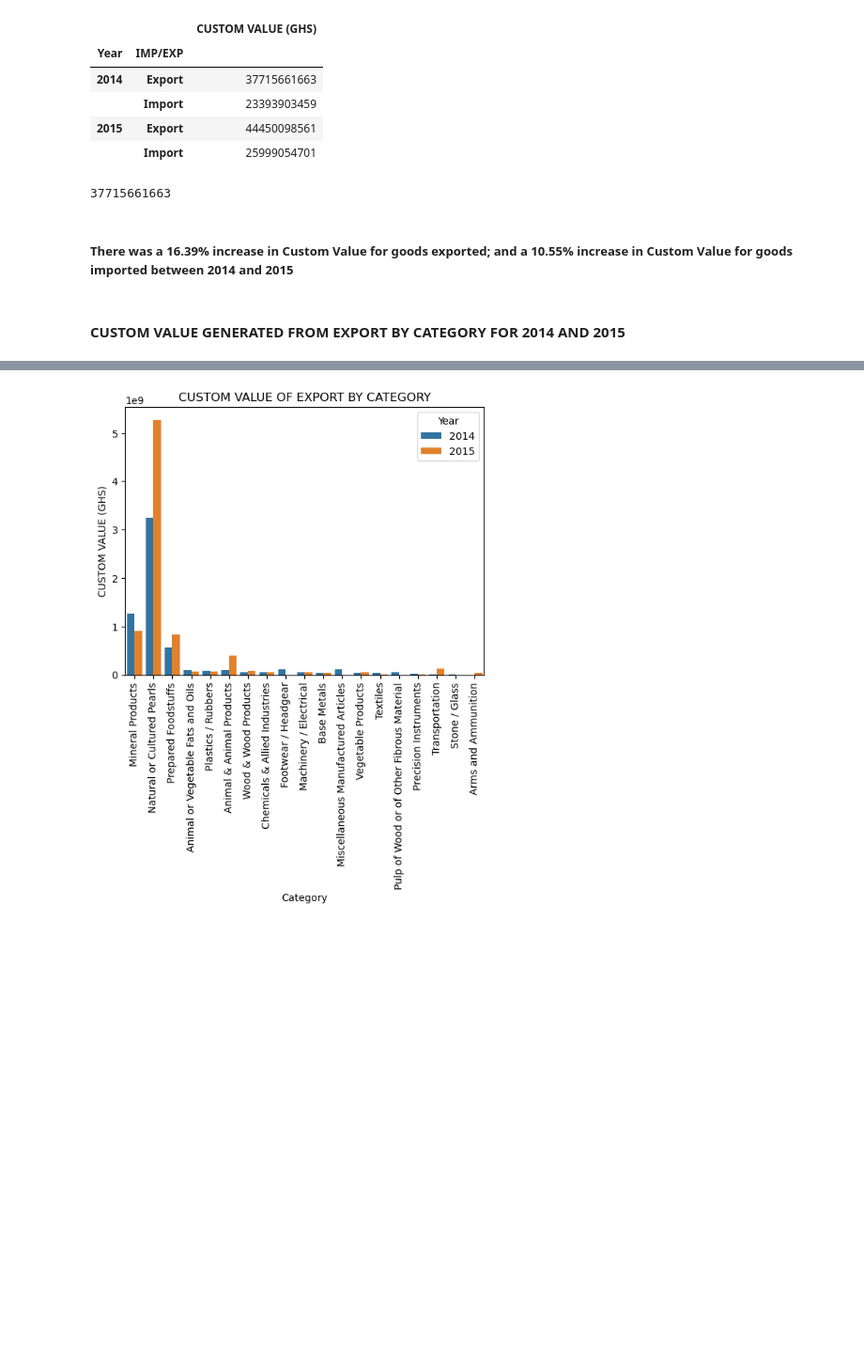
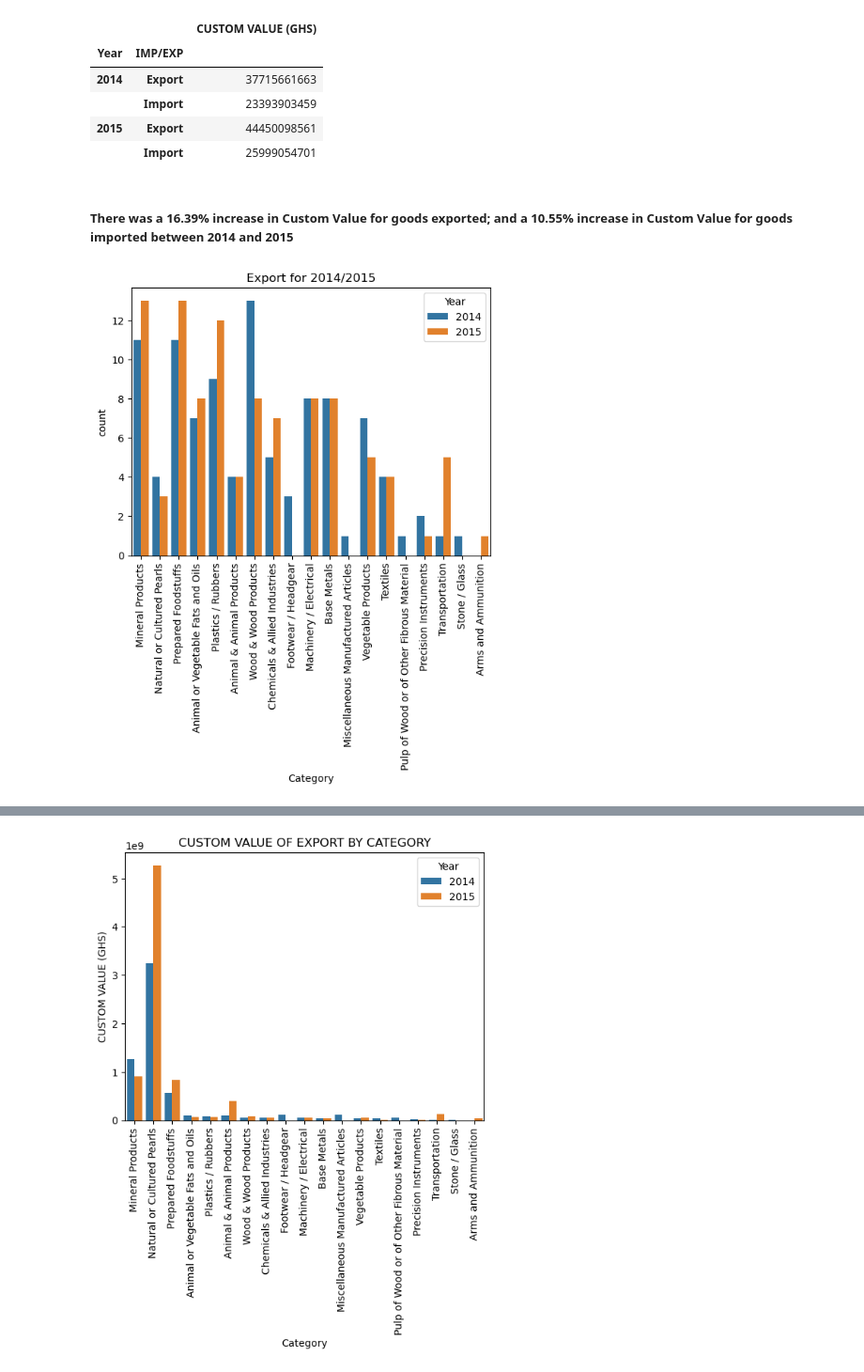
Before and after one commit to nehemiahmensah/nehemiah_siliconaccra, a Jupyter notebook: DATA SCIENCE/DATA SCIENCE -python/mot.ipynb, the cells around one changed output, grey strips where cells are left out. Shown at 94% size. Drawn from its saved outputs; the diff is of its cells as text; code cells hidden in the pictures; blank space fills up the shorter version.

```diff
--- a/DATA SCIENCE/DATA SCIENCE -python/mot.ipynb
+++ b/DATA SCIENCE/DATA SCIENCE -python/mot.ipynb
@@ -281,11 +259,13 @@ pd.pivot_table(moti, values ='CUSTOM VALUE (GHS)', index = ["Year",'IMP/EXP'],ag
 |  | Import | 23393903459 |
 | 2015 | Export | 44450098561 |
 |  | Import | 25999054701 |
-# %%
-37715661663
-# %% [output]
-37715661663
 # %% [markdown]
 ##### There was a 16.39% increase in Custom Value for goods exported; and a 10.55% increase in Custom Value for goods imported between 2014 and 2015
-# %% [markdown]
-#### CUSTOM VALUE GENERATED FROM EXPORT BY CATEGORY FOR 2014 AND 2015
+# %%
+exp1 = moti[moti['IMP/EXP'] == 'Export']
+sns.countplot(data = exp1, x = 'Category', hue = 'Year')
+plt.xticks(rotation=90)
+plt.title("Export for 2014/2015")
+plt.show()
+# %% [output]
+[figure, added]
```
Also changed, not shown: parts of 44 cells of this notebook, 8 other files.
